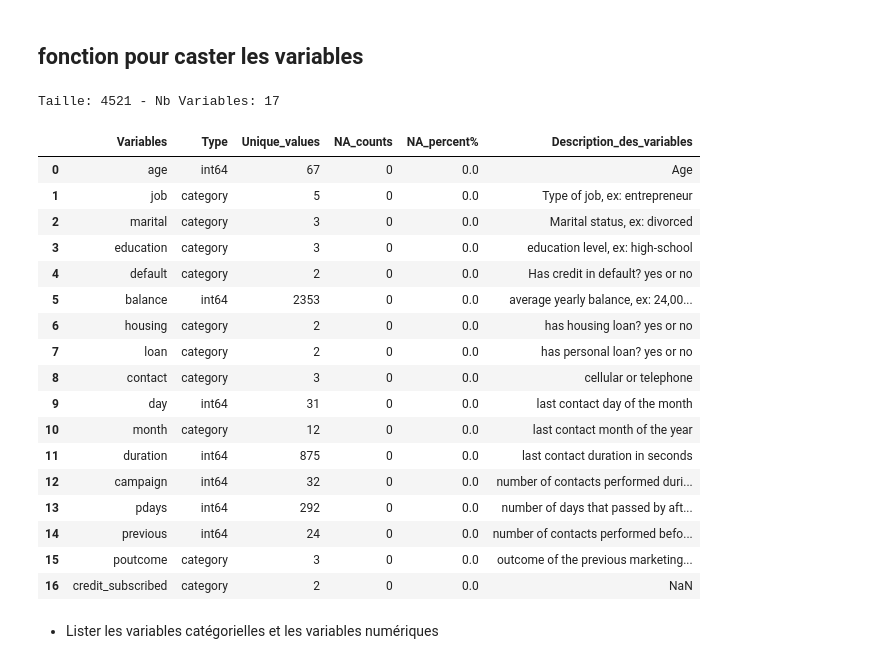
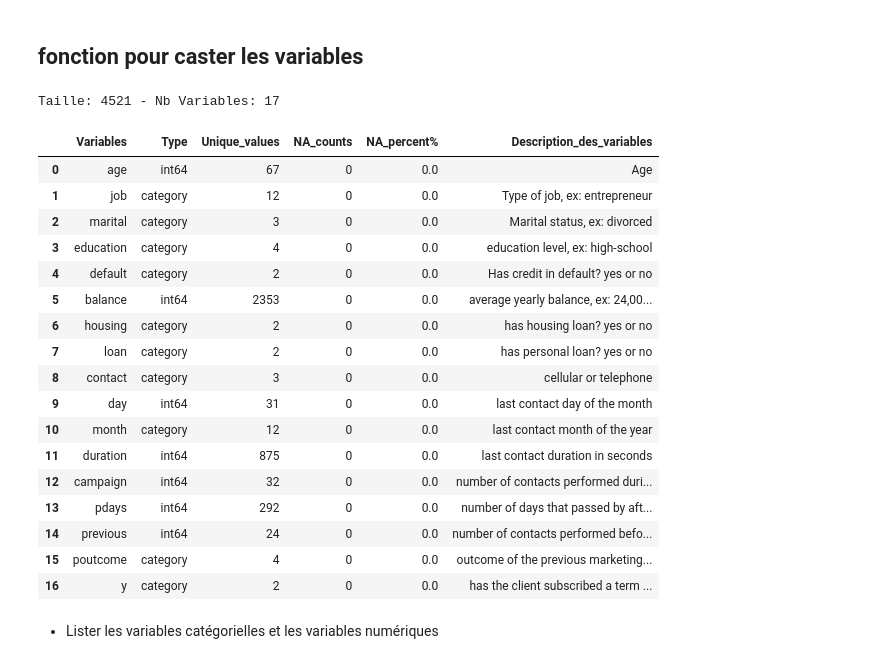
Before and after one commit to Atji00/CreditScoringModel, a Jupyter notebook: credit_scoring_model.ipynb, the cells around one changed output. Drawn from its saved outputs; the diff is of its cells as text; code cells hidden in the pictures.

```diff
--- a/credit_scoring_model.ipynb
+++ b/credit_scoring_model.ipynb
@@ -125,28 +127,30 @@ def conversion(var):
         return var
 # %%
 data = data.apply(conversion)
-# %%
-info(data)
-# %% [output]
-Taille: 4521 - Nb Variables: 17
-|  | Variables | Type | Unique_values | NA_counts | NA_percent% | Description_des_variables |
-| 0 | age | int64 | 67 | 0 | 0.0 | Age |
-| 1 | job | category | 5 | 0 | 0.0 | Type of job, ex: entrepreneur |
-| 2 | marital | category | 3 | 0 | 0.0 | Marital status, ex: divorced |
-| 3 | education | category | 3 | 0 | 0.0 | education level, ex: high-school |
-| 4 | default | category | 2 | 0 | 0.0 | Has credit in default? yes or no |
-| 5 | balance | int64 | 2353 | 0 | 0.0 | average yearly balance, ex: 24,00... |
-| 6 | housing | category | 2 | 0 | 0.0 | has housing loan? yes or no |
-| 7 | loan | category | 2 | 0 | 0.0 | has personal loan? yes or no |
-| 8 | contact | category | 3 | 0 | 0.0 | cellular or telephone |
-| 9 | day | int64 | 31 | 0 | 0.0 | last contact day of the month |
-| 10 | month | category | 12 | 0 | 0.0 | last contact month of the year |
-| 11 | duration | int64 | 875 | 0 | 0.0 | last contact duration in seconds |
-| 12 | campaign | int64 | 32 | 0 | 0.0 | number of contacts performed duri... |
-| 13 | pdays | int64 | 292 | 0 | 0.0 | number of days that passed by aft... |
-| 14 | previous | int64 | 24 | 0 | 0.0 | number of contacts performed befo... |
-| 15 | poutcome | category | 3 | 0 | 0.0 | outcome of the previous marketing... |
-| 16 | credit_subscribed | category | 2 | 0 | 0.0 | NaN |
+# %%
+tableau = info(data)
+tableau.to_excel("export.xlsx", index=False, engine="openpyxl")
+tableau
+# %% [output]
+Taille: 4521 - Nb Variables: 17
+|  | Variables | Type | Unique_values | NA_counts | NA_percent% | Description_des_variables |
+| 0 | age | int64 | 67 | 0 | 0.0 | Age |
+| 1 | job | category | 12 | 0 | 0.0 | Type of job, ex: entrepreneur |
+| 2 | marital | category | 3 | 0 | 0.0 | Marital status, ex: divorced |
+| 3 | education | category | 4 | 0 | 0.0 | education level, ex: high-school |
+| 4 | default | category | 2 | 0 | 0.0 | Has credit in default? yes or no |
+| 5 | balance | int64 | 2353 | 0 | 0.0 | average yearly balance, ex: 24,00... |
+| 6 | housing | category | 2 | 0 | 0.0 | has housing loan? yes or no |
+| 7 | loan | category | 2 | 0 | 0.0 | has personal loan? yes or no |
+| 8 | contact | category | 3 | 0 | 0.0 | cellular or telephone |
+| 9 | day | int64 | 31 | 0 | 0.0 | last contact day of the month |
+| 10 | month | category | 12 | 0 | 0.0 | last contact month of the year |
+| 11 | duration | int64 | 875 | 0 | 0.0 | last contact duration in seconds |
+| 12 | campaign | int64 | 32 | 0 | 0.0 | number of contacts performed duri... |
+| 13 | pdays | int64 | 292 | 0 | 0.0 | number of days that passed by aft... |
+| 14 | previous | int64 | 24 | 0 | 0.0 | number of contacts performed befo... |
+| 15 | poutcome | category | 4 | 0 | 0.0 | outcome of the previous marketing... |
+| 16 | y | category | 2 | 0 | 0.0 | has the client subscribed a term ... |
 # %% [markdown]
 - Lister les variables catégorielles et les variables numériques
 # %%
```
Also changed, not shown: parts of 17 cells of this notebook, 2 other files.
